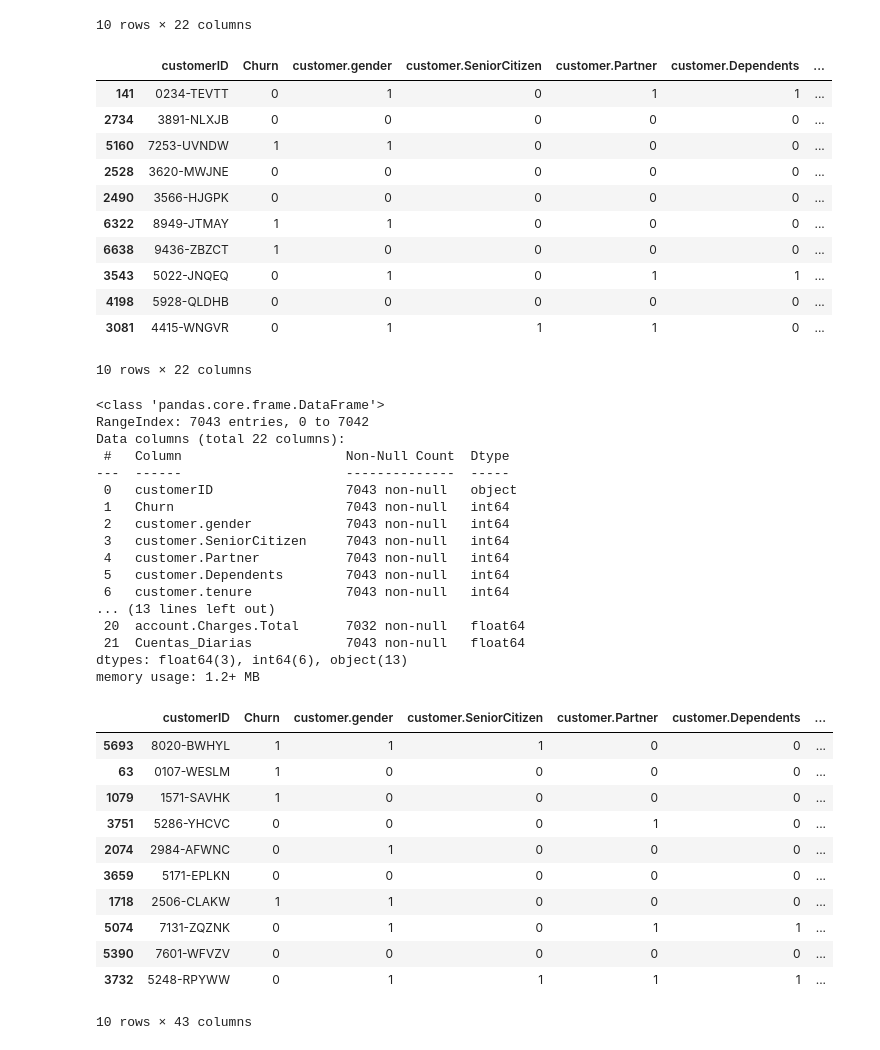
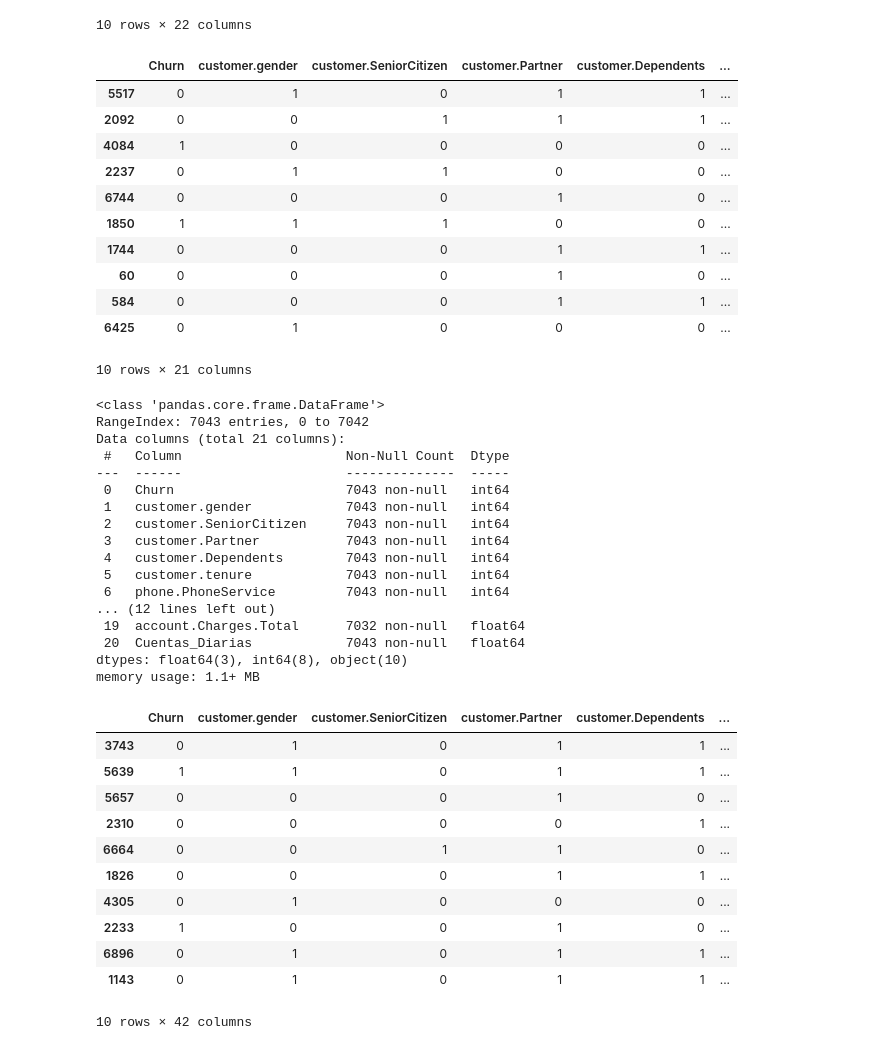
Before and after one commit to Alexsinator/Challenge_Alura_Store_Alex, a Jupyter notebook: TelecomX_LATAM_Parte_2.ipynb, the cells around one changed output. Cells and saved outputs as stored; diff of their text form; code cells hidden in the pictures.

Commit message:
Avance en el tratamiento de datos. Eliminación de columnas innecesarias, y corrección de datos

```diff
--- a/TelecomX_LATAM_Parte_2.ipynb
+++ b/TelecomX_LATAM_Parte_2.ipynb
@@ -186,3 +186,5 @@ datos.tail(10)
 | 7041 | 9993-LHIEB | No | Male | No | Yes | Yes | ... |
 | 7042 | 9995-HOTOH | No | Male | No | Yes | Yes | ... |
 10 rows × 22 columns
+# %%
+datos = datos.drop('customerID', axis = 1)
@@ -198,57 +205,57 @@ datos['account.PaperlessBilling'] = datos['account.PaperlessBilling'].replace({'
 # %%
 datos.sample(10)
 # %% [output]
-|  | customerID | Churn | customer.gender | customer.SeniorCitizen | customer.Partner | customer.Dependents | ... |
-| 141 | 0234-TEVTT | 0 | 1 | 0 | 1 | 1 | ... |
-| 2734 | 3891-NLXJB | 0 | 0 | 0 | 0 | 0 | ... |
-| 5160 | 7253-UVNDW | 1 | 1 | 0 | 0 | 0 | ... |
-| 2528 | 3620-MWJNE | 0 | 0 | 0 | 0 | 0 | ... |
-| 2490 | 3566-HJGPK | 0 | 0 | 0 | 0 | 0 | ... |
-| 6322 | 8949-JTMAY | 1 | 1 | 0 | 0 | 0 | ... |
-| 6638 | 9436-ZBZCT | 1 | 0 | 0 | 0 | 0 | ... |
-| 3543 | 5022-JNQEQ | 0 | 1 | 0 | 1 | 1 | ... |
-| 4198 | 5928-QLDHB | 0 | 0 | 0 | 0 | 0 | ... |
-| 3081 | 4415-WNGVR | 0 | 1 | 1 | 1 | 0 | ... |
+|  | Churn | customer.gender | customer.SeniorCitizen | customer.Partner | customer.Dependents | ... |
+| 5517 | 0 | 1 | 0 | 1 | 1 | ... |
+| 2092 | 0 | 0 | 1 | 1 | 1 | ... |
+| 4084 | 1 | 0 | 0 | 0 | 0 | ... |
+| 2237 | 0 | 1 | 1 | 0 | 0 | ... |
+| 6744 | 0 | 0 | 0 | 1 | 0 | ... |
+| 1850 | 1 | 1 | 1 | 0 | 0 | ... |
+| 1744 | 0 | 0 | 0 | 1 | 1 | ... |
+| 60 | 0 | 0 | 0 | 1 | 0 | ... |
+| 584 | 0 | 0 | 0 | 1 | 1 | ... |
+| 6425 | 0 | 1 | 0 | 0 | 0 | ... |
-10 rows × 22 columns
+10 rows × 21 columns
 # %%
 datos.info()
 # %% [output]
 <class 'pandas.core.frame.DataFrame'>
 RangeIndex: 7043 entries, 0 to 7042
-Data columns (total 22 columns):
+Data columns (total 21 columns):
  #   Column                     Non-Null Count  Dtype
 ---  ------                     --------------  -----
- 0   customerID                 7043 non-null   object
- 1   Churn                      7043 non-null   int64
- 2   customer.gender            7043 non-null   int64
- 3   customer.SeniorCitizen     7043 non-null   int64
- 4   customer.Partner           7043 non-null   int64
- 5   customer.Dependents        7043 non-null   int64
- 6   customer.tenure            7043 non-null   int64
-... (13 lines left out)
- 20  account.Charges.Total      7032 non-null   float64
- 21  Cuentas_Diarias            7043 non-null   float64
-dtypes: float64(3), int64(6), object(13)
-memory usage: 1.2+ MB
+ 0   Churn                      7043 non-null   int64
+ 1   customer.gender            7043 non-null   int64
+ 2   customer.SeniorCitizen     7043 non-null   int64
+ 3   customer.Partner           7043 non-null   int64
+ 4   customer.Dependents        7043 non-null   int64
+ 5   customer.tenure            7043 non-null   int64
+ 6   phone.PhoneService         7043 non-null   int64
+... (12 lines left out)
+ 19  account.Charges.Total      7032 non-null   float64
+ 20  Cuentas_Diarias            7043 non-null   float64
+dtypes: float64(3), int64(8), object(10)
+memory usage: 1.1+ MB
 # %%
 # Hacer categoricas a númericas
 categoricas = ['account.PaymentMethod', 'phone.MultipleLines', 'internet.InternetService', 'internet.OnlineSecurity',
                'internet.OnlineBackup', 'internet.DeviceProtection', 'internet.TechSupport', 'internet.StreamingTV',
                'internet.StreamingMovies', 'account.Contract']
 # %%
-datos_categorizados = pd.get_dummies(datos, columns=categoricas, dtype = int)
+datos_codificados = pd.get_dummies(datos, columns=categoricas, dtype = int)
 # %%
-datos_categorizados.sample(10)
+datos_codificados.sample(10)
 # %% [output]
-|  | customerID | Churn | customer.gender | customer.SeniorCitizen | customer.Partner | customer.Dependents | ... |
-| 5693 | 8020-BWHYL | 1 | 1 | 1 | 0 | 0 | ... |
-| 63 | 0107-WESLM | 1 | 0 | 0 | 0 | 0 | ... |
-| 1079 | 1571-SAVHK | 1 | 0 | 0 | 0 | 0 | ... |
-| 3751 | 5286-YHCVC | 0 | 0 | 0 | 1 | 0 | ... |
-| 2074 | 2984-AFWNC | 0 | 1 | 0 | 0 | 0 | ... |
-| 3659 | 5171-EPLKN | 0 | 0 | 0 | 0 | 0 | ... |
-| 1718 | 2506-CLAKW | 1 | 1 | 0 | 0 | 0 | ... |
-| 5074 | 7131-ZQZNK | 0 | 1 | 0 | 1 | 1 | ... |
-| 5390 | 7601-WFVZV | 0 | 0 | 0 | 0 | 0 | ... |
-| 3732 | 5248-RPYWW | 0 | 1 | 1 | 1 | 1 | ... |
+|  | Churn | customer.gender | customer.SeniorCitizen | customer.Partner | customer.Dependents | ... |
+| 3743 | 0 | 1 | 0 | 1 | 1 | ... |
+| 5639 | 1 | 1 | 0 | 1 | 1 | ... |
+| 5657 | 0 | 0 | 0 | 1 | 0 | ... |
+| 2310 | 0 | 0 | 0 | 0 | 1 | ... |
+| 6664 | 0 | 0 | 1 | 1 | 0 | ... |
+| 1826 | 0 | 0 | 0 | 1 | 1 | ... |
+| 4305 | 0 | 1 | 0 | 0 | 0 | ... |
+| 2233 | 1 | 0 | 0 | 1 | 0 | ... |
+| 6896 | 0 | 1 | 0 | 1 | 1 | ... |
+| 1143 | 0 | 1 | 0 | 1 | 1 | ... |
-10 rows × 43 columns
+10 rows × 42 columns
```
Also changed, not shown: parts of 3 cells of this notebook.
